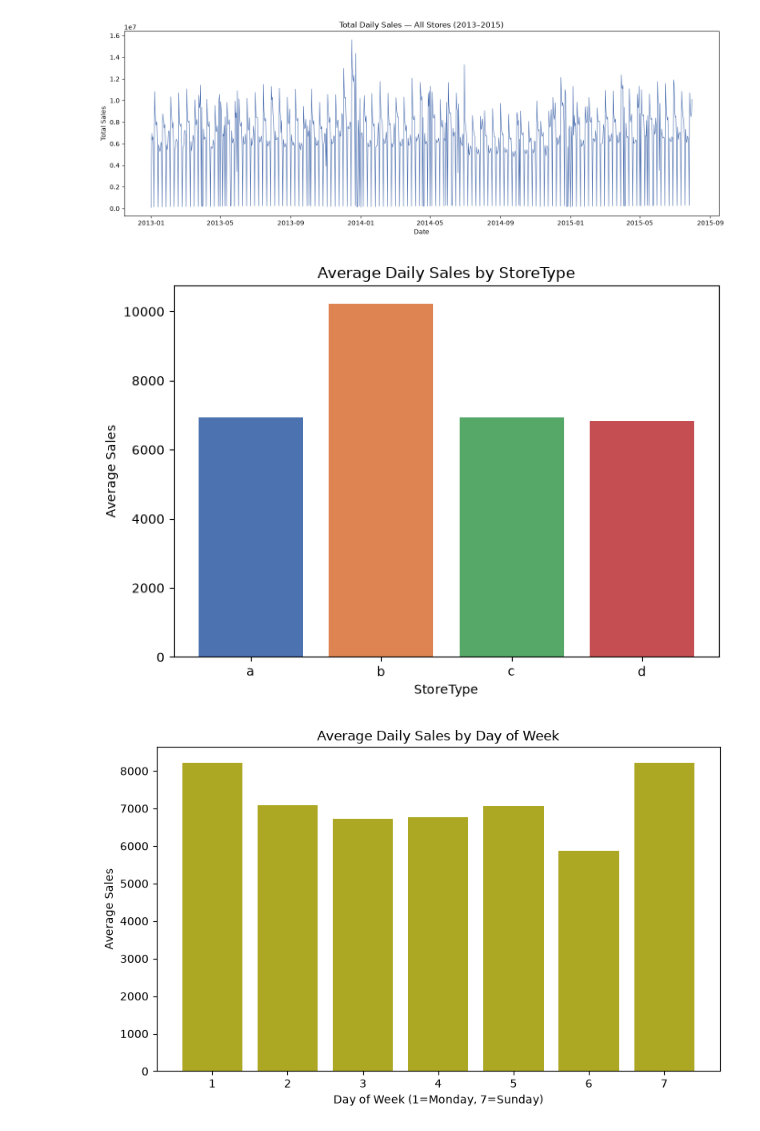
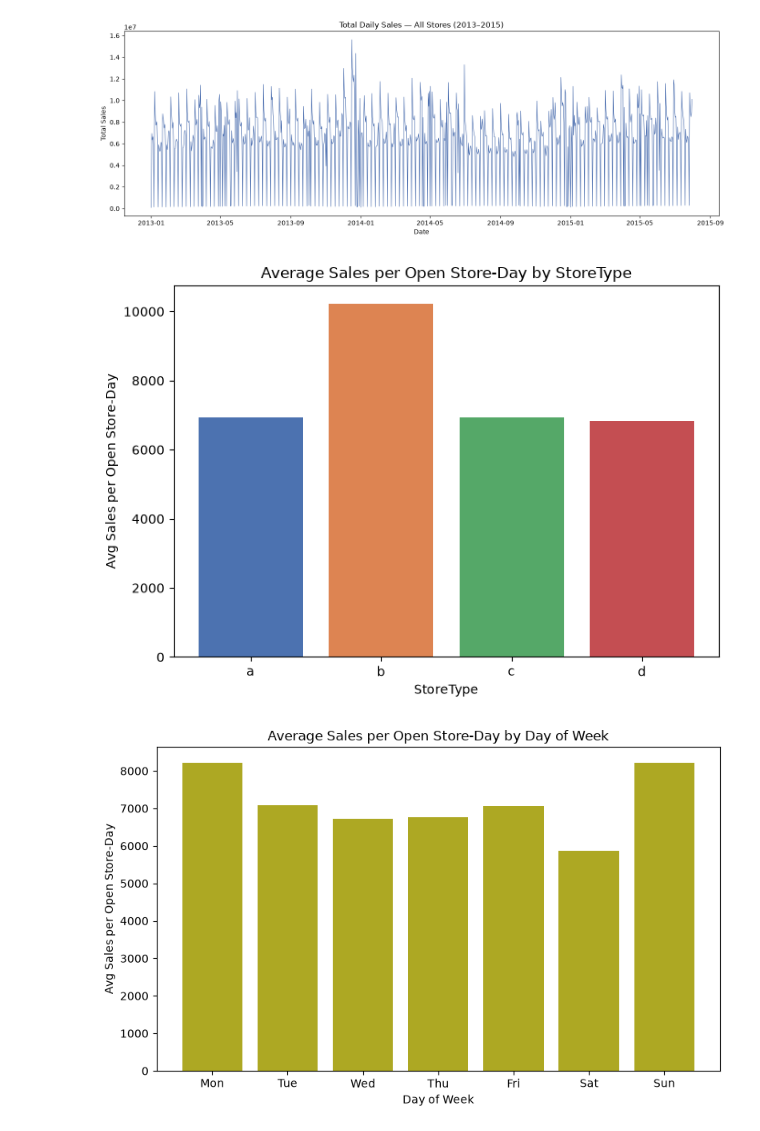
Before and after one commit to Venkatavishnuvardhanthota/rossmann-sales-forecasting, a Jupyter notebook: notebooks/01_eda_and_cleaning.ipynb, the cells around one changed output. Cells and saved outputs as stored; diff of their text form; code cells hidden in the pictures.

```diff
--- a/notebooks/01_eda_and_cleaning.ipynb
+++ b/notebooks/01_eda_and_cleaning.ipynb
@@ -44,8 +44,16 @@ Duplicate rows:
 --------------------------------------------------
 0
 # %%
-# Cell 3 - Fill missing CompetitionDistance with median (outlier-resistant, unlike mean)
+# Cell 3 - Fill missing CompetitionDistance with the median of UNIQUE STORES (one row per
+# store), so stores with more recorded days don't get extra weight in the median
 
-df['CompetitionDistance'] = df['CompetitionDistance'].fillna(df['CompetitionDistance'].median())
-print(df['CompetitionDistance'].isnull().sum())
+store_distance = df.drop_duplicates('Store')['CompetitionDistance']   # one value per store
+store_level_median = store_distance.median()
+
+print('Stores missing CompetitionDistance:', store_distance.isnull().sum())    # expect 3
+print('Store-level median (used):', store_level_median)
+print('Row-weighted median (old method):', df['CompetitionDistance'].median())
+
+df['CompetitionDistance'] = df['CompetitionDistance'].fillna(store_level_median)
+print('Nulls left:', df['CompetitionDistance'].isnull().sum())                 # expect 0
 # %% [output]
@@ -67,9 +78,19 @@ Promo2SinceWeek              508031
 Promo2SinceYear              508031
 dtype: int64
 # %%
-# Cell 5 - Remove closed-store and zero-sale rows; they reflect no operation,
-# not zero demand, and would distort every downstream average
+# Cell 5 - Document, then remove, closed-store and open-but-zero-sale rows. Closed days are
+# no operation, not zero demand; the open zero-sale rows are treated as data anomalies.
+# Model is therefore trained on positive-sales trading days only.
 
-df = df[(df['Open'] == 1) & (df['Sales'] > 0)]
+closed_rows = (df['Open'] == 0).sum()
+open_zero = df[(df['Open'] == 1) & (df['Sales'] == 0)]
+
+print('Closed-store rows removed:', closed_rows)
+print('Open rows with zero sales removed:', len(open_zero),
+      '| customers recorded on them:', open_zero['Customers'].sum())
+print('\nShare of days open, by StoreType (for Key Insight 2):')
+print(df.groupby('StoreType')['Open'].mean().round(4))
+
+df = df[(df['Open'] == 1) & (df['Sales'] > 0)].copy()   # .copy() avoids SettingWithCopy warnings in Cell 6
 df.shape
 # %% [output]
@@ -102,38 +133,38 @@ plt.show()
 # %% [output]
 [figure]
 # %%
-# Cell 9 - Bar chart of average daily sales by StoreType
+# Cell 9 - Bar chart of average sales per open store-day by StoreType
 
 storetype_avg = df.groupby('StoreType')['Sales'].mean().sort_index()
 
 plt.figure(figsize=(7, 5))
 plt.bar(storetype_avg.index, storetype_avg.values, color=['#4C72B0','#DD8452','#55A868','#C44E52'])
-plt.title('Average Daily Sales by StoreType')
+plt.title('Average Sales per Open Store-Day by StoreType')
 plt.xlabel('StoreType')
-plt.ylabel('Average Sales')
+plt.ylabel('Avg Sales per Open Store-Day')
 plt.tight_layout()
 
 plt.savefig('../outputs/charts/09_avg_sales_by_storetype.png', dpi=150, bbox_inches='tight')
 plt.show()
 # %% [output]
-[figure, old version]
+[figure, new version]
 # %%
-# Cell 10 - Bar chart of average daily sales by DayOfWeek
+# Cell 10 - Bar chart of average sales per open store-day by day of week (labelled Mon-Sun)
 
-dow_avg = df.groupby('DayOfWeek')['Sales'].mean().sort_index()
+dow_avg = df.groupby('DayOfWeek')['Sales'].mean().sort_index()   # index 1..7 = Mon..Sun
 
 plt.figure(figsize=(8, 5))
 plt.bar(dow_avg.index, dow_avg.values, color="#ADA823")
-plt.title('Average Daily Sales by Day of Week')
-plt.xlabel('Day of Week (1=Monday, 7=Sunday)')
-plt.ylabel('Average Sales')
-plt.xticks(range(1, 8))
+plt.title('Average Sales per Open Store-Day by Day of Week')
+plt.xlabel('Day of Week')
+plt.ylabel('Avg Sales per Open Store-Day')
+plt.xticks(range(1, 8), ['Mon', 'Tue', 'Wed', 'Thu', 'Fri', 'Sat', 'Sun'])
 plt.tight_layout()
 
 plt.savefig('../outputs/charts/10_avg_sales_by_dayofweek.png', dpi=150, bbox_inches='tight')
 plt.show()
 # %% [output]
-[figure, old version]
+[figure, new version]
 # %%
 # Cell 11 - Grouped bar chart: average sales by StoreType, split by Promo,
 # to visually confirm the promo lift
```
Also changed, not shown: parts of 6 cells of this notebook, 30 other files.
